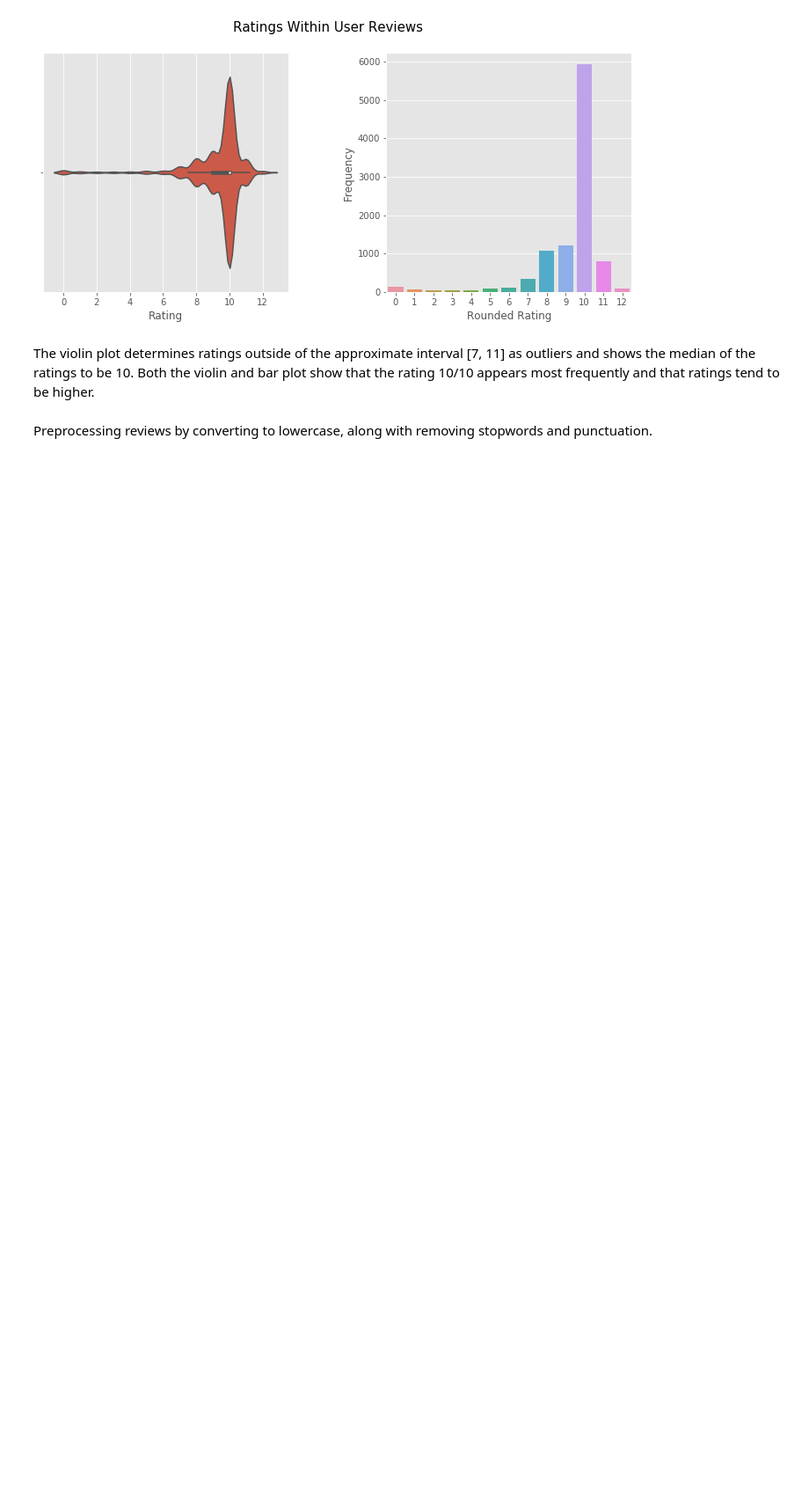
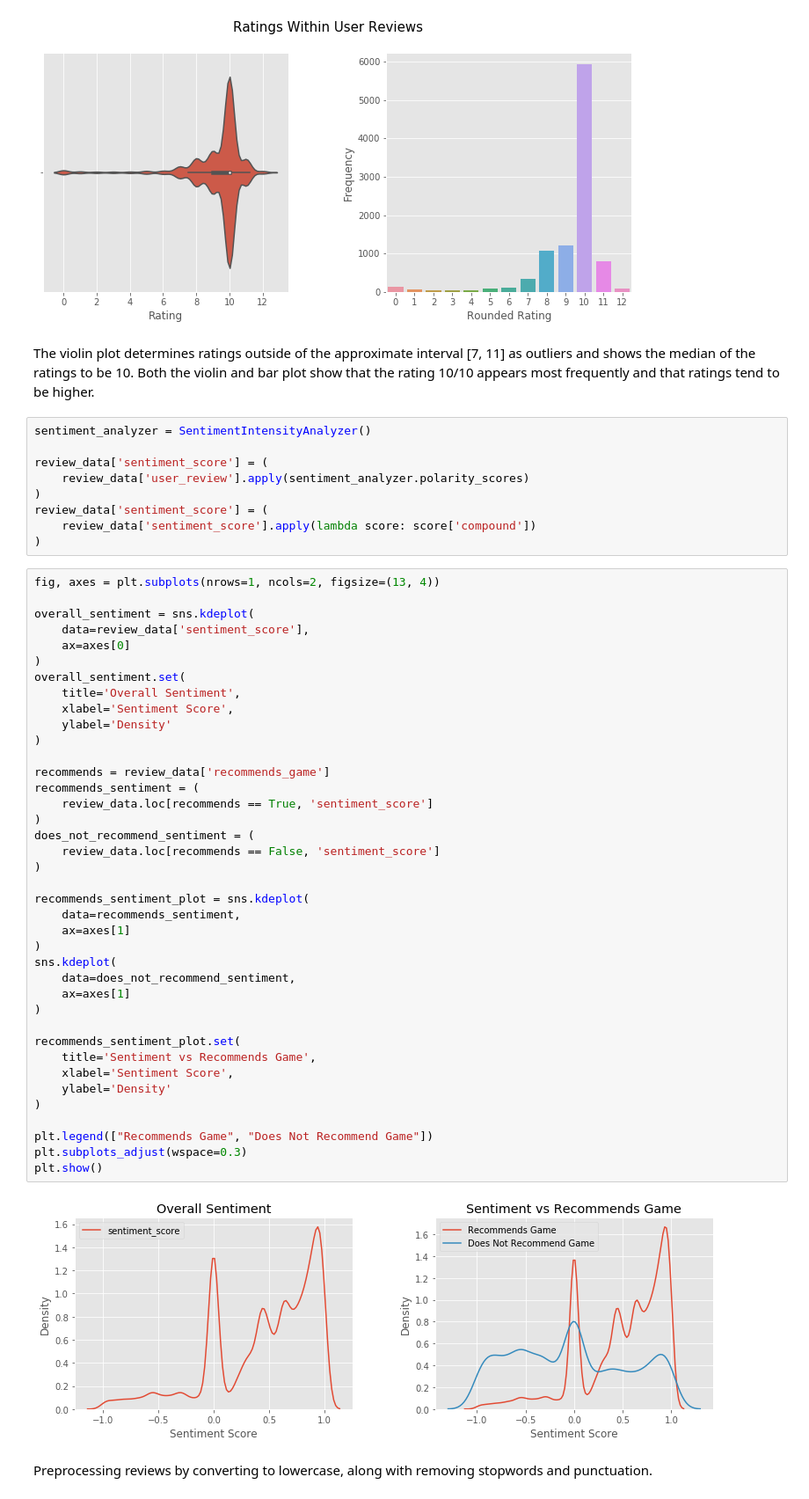
Before and after one commit to ys-lin14/warframe-exploration, a Jupyter notebook: data_exploration.ipynb, the cells around one changed output. Shown at 88% size. Cells and saved outputs as stored; diff of their text form; blank space fills up the shorter version.

```diff
--- a/data_exploration.ipynb
+++ b/data_exploration.ipynb
@@ -371,6 +378,56 @@ plt.show()
 # %% [markdown]
 The violin plot determines ratings outside of the approximate interval [7, 11] as outliers
 and shows the median of the ratings to be 10. Both the violin and bar plot show that the rating 10/10 appears most frequently and that ratings tend to be higher.
+# %%
+sentiment_analyzer = SentimentIntensityAnalyzer()
+
+review_data['sentiment_score'] = (
+    review_data['user_review'].apply(sentiment_analyzer.polarity_scores)
+)
+review_data['sentiment_score'] = (
+    review_data['sentiment_score'].apply(lambda score: score['compound'])
+)
+# %%
+fig, axes = plt.subplots(nrows=1, ncols=2, figsize=(13, 4))
+
+overall_sentiment = sns.kdeplot(
+    data=review_data['sentiment_score'],
+    ax=axes[0]
+)
+overall_sentiment.set(
+    title='Overall Sentiment',
+    xlabel='Sentiment Score',
+    ylabel='Density'
+)
+
+recommends = review_data['recommends_game']
+recommends_sentiment = (
+    review_data.loc[recommends == True, 'sentiment_score']
+)
+does_not_recommend_sentiment = (
+    review_data.loc[recommends == False, 'sentiment_score']
+)
+
+recommends_sentiment_plot = sns.kdeplot(
+    data=recommends_sentiment,
+    ax=axes[1]
+)
+sns.kdeplot(
+    data=does_not_recommend_sentiment,
+    ax=axes[1]
+)
+
+recommends_sentiment_plot.set(
+    title='Sentiment vs Recommends Game',
+    xlabel='Sentiment Score',
+    ylabel='Density'
+)
+
+plt.legend(["Recommends Game", "Does Not Recommend Game"])
+plt.subplots_adjust(wspace=0.3)
+plt.show()
+# %% [output]
+[figure, added]
 # %% [markdown]
 Preprocessing reviews by converting to lowercase, along with removing stopwords and punctuation.
 # %%
```
Also changed, not shown: parts of 11 cells of this notebook.
